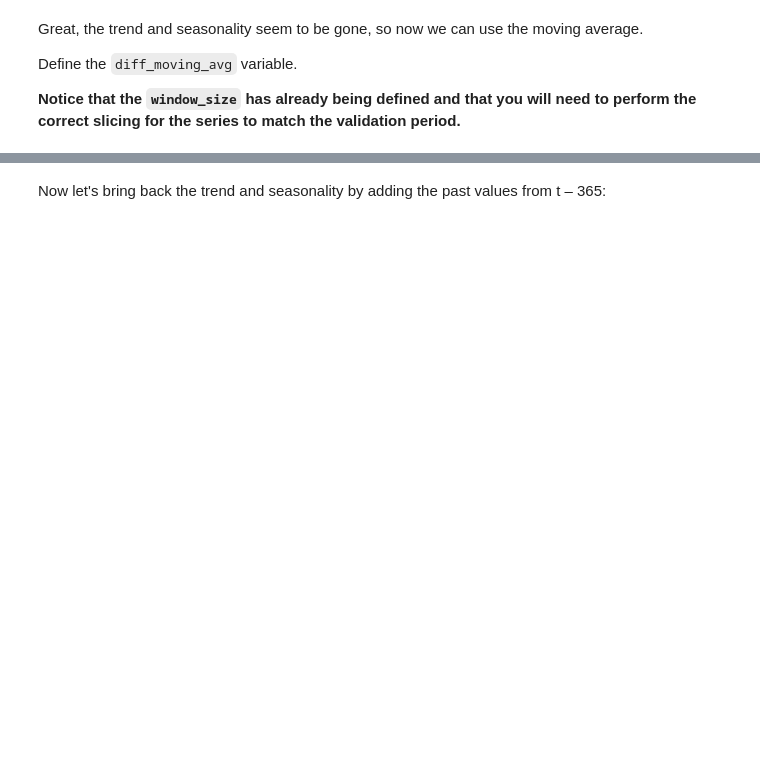
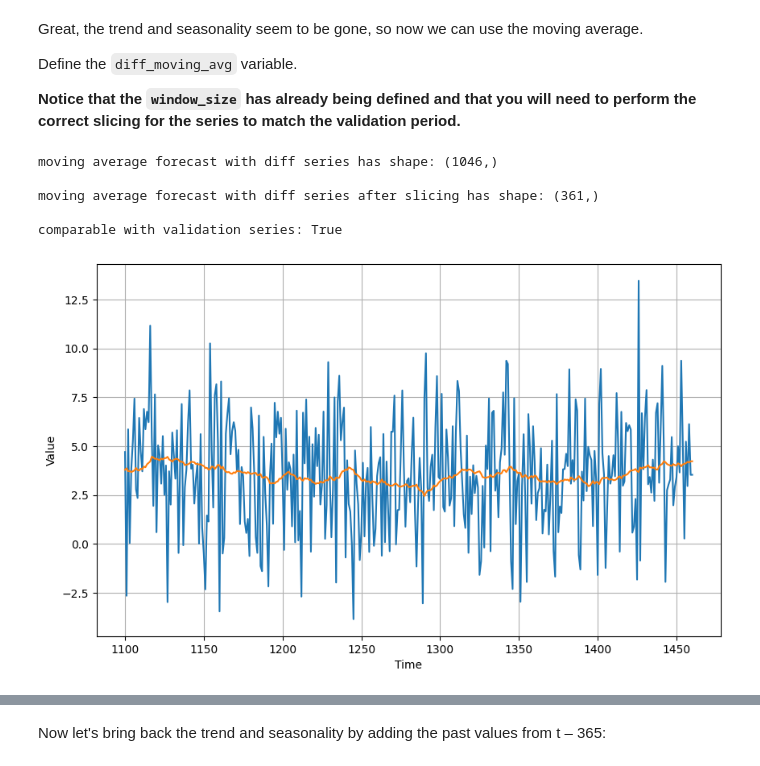
Before and after one commit to Nazalekser/tensorflow-1-public, a Jupyter notebook: C4/W1/assignment/C4W1_Assignment.ipynb, the cells around one changed output, grey strips where cells are left out. Cells and saved outputs as stored; diff of their text form; code cells hidden in the pictures; blank space fills up the shorter version.

````diff
--- a/C4/W1/assignment/C4W1_Assignment.ipynb
+++ b/C4/W1/assignment/C4W1_Assignment.ipynb
@@ -248,7 +269,7 @@ def moving_average_forecast(series, window_size):
         forecast.append(series[time:time + window_size].mean())
 
     # Conver to a numpy array
-    np_forecast = None
+    np_forecast = np.array(forecast)
 
     ### END CODE HERE
 
@@ -341,24 +380,31 @@ Define the `diff_moving_avg` variable.
 # %%
 ### START CODE HERE
 
 # Apply the moving avg to diff series
-diff_moving_avg = moving_average_forecast(None, 50)
+diff_moving_avg = moving_average_forecast(diff_series, 50)
 
 print(f"moving average forecast with diff series has shape: {diff_moving_avg.shape}\n")
 
 # Perform the correct slicing
-diff_moving_avg = diff_moving_avg[None:]
+diff_moving_avg = diff_moving_avg[SPLIT_TIME - 365 - 50:]
 
 ### END CODE HERE
 
 print(f"moving average forecast with diff series after slicing has shape: {diff_moving_avg.shape}\n")
 print(f"comparable with validation series: {series_valid.shape == diff_moving_avg.shape}")
 
 
 plt.figure(figsize=(10, 6))
 plot_series(time_valid, diff_series[1100 - 365:])
 plot_series(time_valid, diff_moving_avg)
 plt.show()
+# %% [output]
+moving average forecast with diff series has shape: (1046,)
+
+moving average forecast with diff series after slicing has shape: (361,)
+
+comparable with validation series: True
+[figure, added]
 # %% [markdown]
 **Expected Output:**
 ```
````
Also changed, not shown: parts of 14 cells of this notebook.
